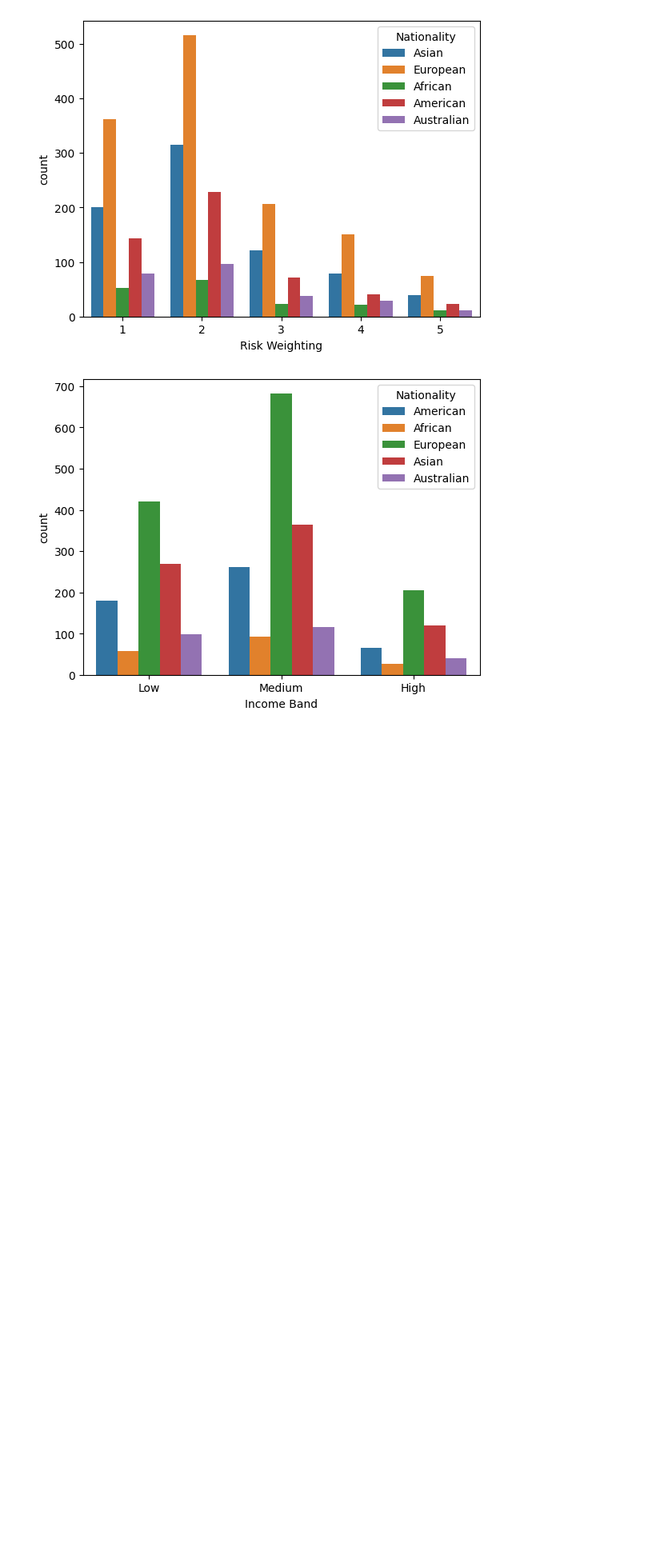
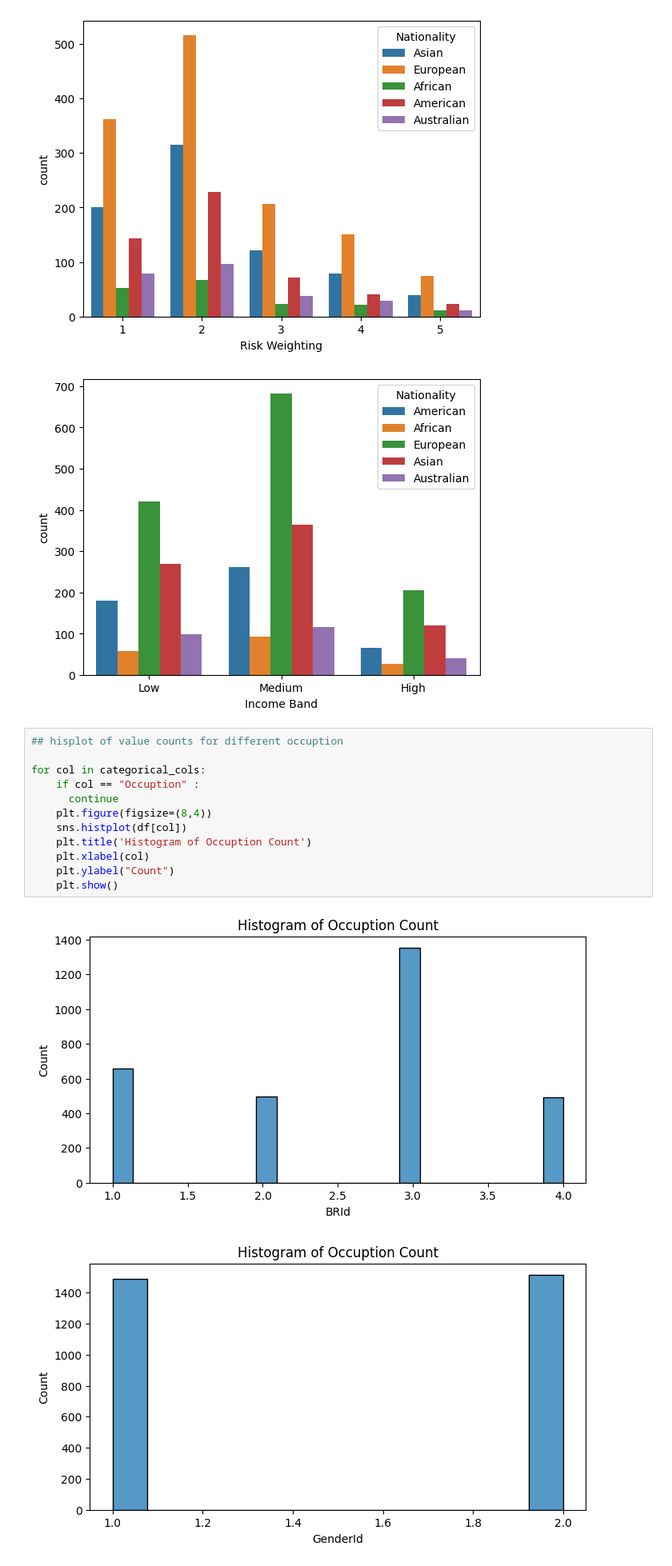
Before and after one commit to Dhananjay0705/Banking-Domain, a Jupyter notebook: EDA_Case_Study.ipynb, the cells around one changed output. Shown at 80% size. Drawn from its saved outputs; the diff is of its cells as text; blank space fills up the shorter version.

```diff
--- a/EDA_Case_Study.ipynb
+++ b/EDA_Case_Study.ipynb
@@ -188,3 +188,18 @@ for i, predictor in enumerate(cols):
 [figure]
 [figure]
 [figure]
+# %%
+## hisplot of value counts for different occuption
+
+for col in categorical_cols:
+    if col == "Occuption" :
+      continue
+    plt.figure(figsize=(8,4))
+    sns.histplot(df[col])
+    plt.title('Histogram of Occuption Count')
+    plt.xlabel(col)
+    plt.ylabel("Count")
+    plt.show()
+# %% [output]
+[figure, added]
+[figure, added]
```
Also changed, not shown: parts of 6 cells of this notebook.
